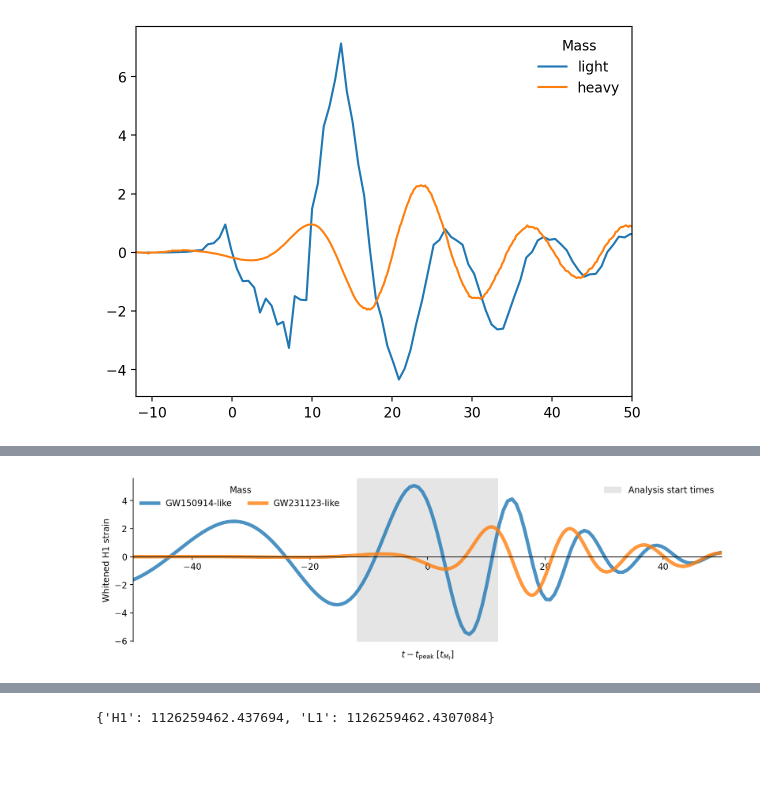
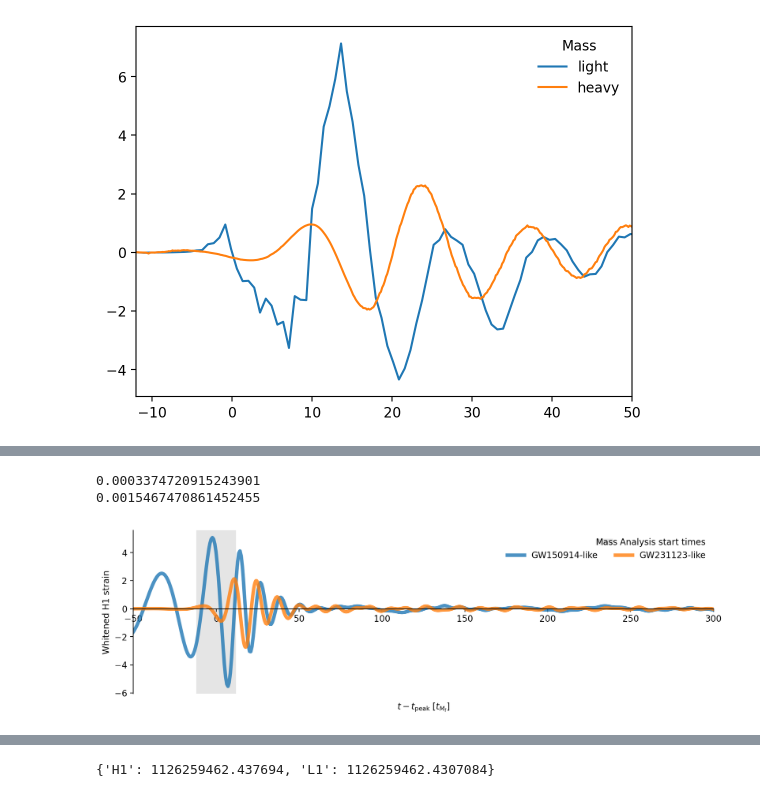
Before and after one commit to nkhusid/spectroscopic_injections, a Jupyter notebook: notebooks/NR_injections.ipynb, the cells around one changed output, grey strips where cells are left out. Saved outputs shown, nothing was run; the diff lists cells and outputs as text; code cells hidden in the pictures; blank space fills up the shorter version.

Commit message:
visualizations etc

```diff
--- a/notebooks/NR_injections.ipynb
+++ b/notebooks/NR_injections.ipynb
@@ -51,3 +63,5 @@ fit_heavy_e = rd.Fit.from_config('/mnt/home/nkhusid/ceph/spec_inj/SXS_BBH_1155/m
+# %%
+fit_el20 = rd.Fit.from_config('/mnt/home/nkhusid/ceph/spec_inj/SXS_BBH_1155/mtot330/220+210_SXS_BBH_1155_fmin10Hz_ppSNR40_mtot330_inclined/engine/1126259462.404439/config.ini')
 # %%
 fit_light.start_times, fit_heavy.start_times
 # %% [output]
@@ -146,0 +181,24 @@ plt.legend(title='Mass', frameon=False)
+# %%
+wds = []
+
+for fit, label in zip([fit_el10, fit_el20], ['10 Hz', '20 Hz']):
+
+    config = ast.literal_eval(fit.attrs['config'])
+    TM = rd.qnms.T_MSUN * float(config['model']['m_min']) * 2
+
+    wd = fit.whiten(fit.analysis_data)
+    wds.append(wd)
+    # print(wd['H1'].time.values[0])
+    # l, = plt.plot((wd['H1'].time.values - fit_peak.start_times['H1']) / TM, wd['H1'].values, label=label)
+    # start = fit.start_times['H1']
+    # # plt.axvline(start, c='k', ls='--')
+
+    # # plt.axvspan(start-12*TM, start+12*TM, color='k', lw=0, alpha=0.2)
+
+l, = plt.plot((wds[0]['H1'].time.values - fit_peak.start_times['H1']) / TM, np.abs(wds[1]['H1'].values - wds[0]['H1'].values))
+
+plt.xlim(-12, 300)
+plt.ylim(0)
+plt.title("Residual of injection conditioned with 10 Hz vs 20 Hz high-pass")
+plt.xlabel('$t - t_{\mathrm{peak}}$ [M]')
+# plt.legend(title='Mass', frameon=False)
@@ -146,0 +208,15 @@ plt.legend(title='Mass', frameon=False)
+# %%
+for fit, label in zip([fit_light_el, fit_heavy_el], ['light', 'heavy']):
+
+    config = ast.literal_eval(fit.attrs['config'])
+    TM = rd.qnms.T_MSUN * float(config['model']['m_min']) * 2
+
+    wd = fit.whiten(fit.analysis_data)
+    print(wd['H1'].time.values[0])
+    l, = plt.plot((wd['H1'].time.values - fit_peak.start_times['H1']) / TM, wd['H1'].values, label=label)
+    # start = fit.start_times['H1']
+    # # plt.axvline(start, c='k', ls='--')
+
+    # # plt.axvspan(start-12*TM, start+12*TM, color='k', lw=0, alpha=0.2)
+plt.xlim(-12, 50)
+plt.legend(title='Mass', frameon=False)
@@ -148,32 +229,35 @@ plt.legend(title='Mass', frameon=False)
 fig, ax = plt.subplots(figsize=(10, 3), layout='constrained')
 
 for fit, label in zip([fit_light, fit_heavy], ['GW150914-like', 'GW231123-like']):
 
     config = ast.literal_eval(fit.attrs['config'])
     TM = rd.qnms.T_MSUN * float(config['model']['m_min']) * 2
+    print(TM)
 
     wd = fit.whiten(fit.data)
     # print(wd['H1'].time.values[0])
     l, = ax.plot((wd['H1'].time.values - fit_peak.start_times['H1']) / TM, wd['H1'].values, lw=4, alpha=0.8, label=label)
     # start = fit.start_times['H1']
     # # plt.axvline(start, c='k', ls='--')
 
     # # plt.axvspan(start-12*TM, start+12*TM, color='k', lw=0, alpha=0.2)
 leg1 = ax.legend(title='Mass', frameon=False, ncol=2)
 ax.add_artist(leg1)
 
 # ax.axvline(0, c='k', ls=':')
 v = ax.axvspan(-12, 12, color='k', alpha=0.1, lw=0, label='Analysis start times')
 leg2 = ax.legend(handles=[v], frameon=False, loc='upper right')
 
-ax.set_xlim(-50, 50)
+ax.set_xlim(-50, 300)
 
 ax.set_xlabel('$t - t_{\mathrm{peak}}$ $[t_{M_{\mathrm{f}}}]$')
 ax.xaxis.set_label_coords(0.5, -0.05, transform=ax.transAxes)
 ax.set_ylabel('Whitened H1 strain')
 
 l.axes.spines['bottom'].set_position(('data', 0))
 l.axes.spines['top'].set_visible(False)
 l.axes.spines['right'].set_visible(False)
 # %% [output]
+0.0003374720915243901
+0.0015467470861452455
-[figure, old version]
+[figure, new version]
```
Also changed, not shown: parts of 12 cells of this notebook, 2 other files.
